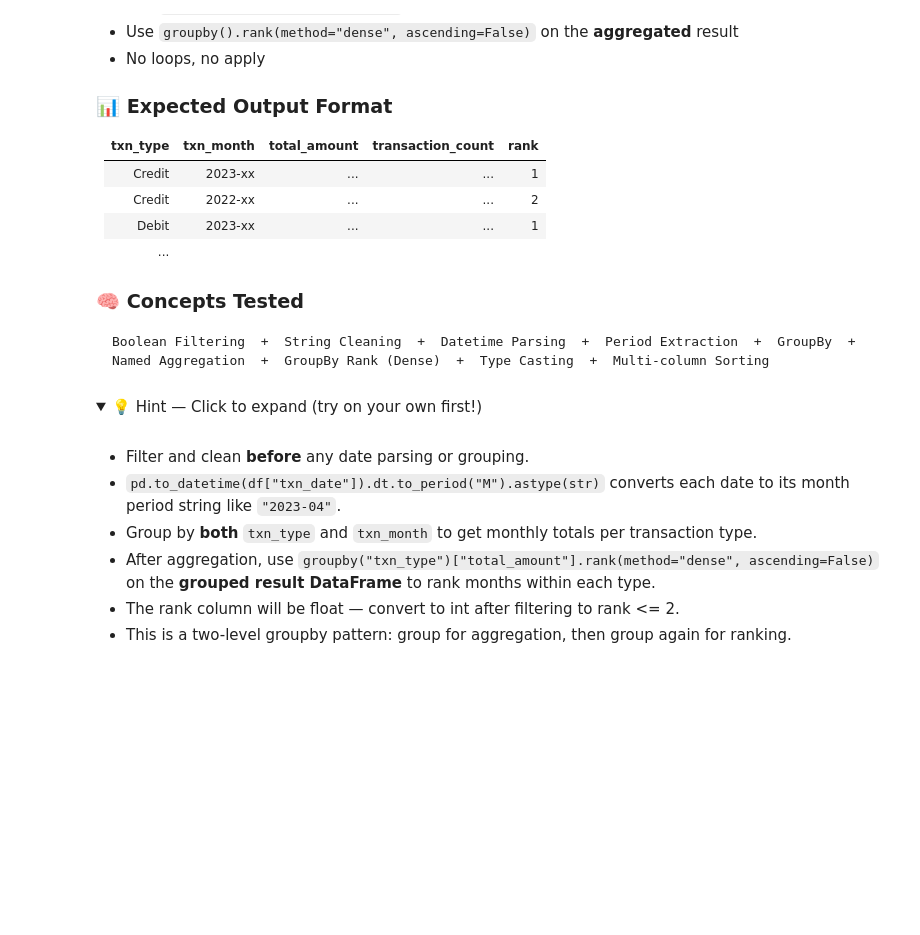
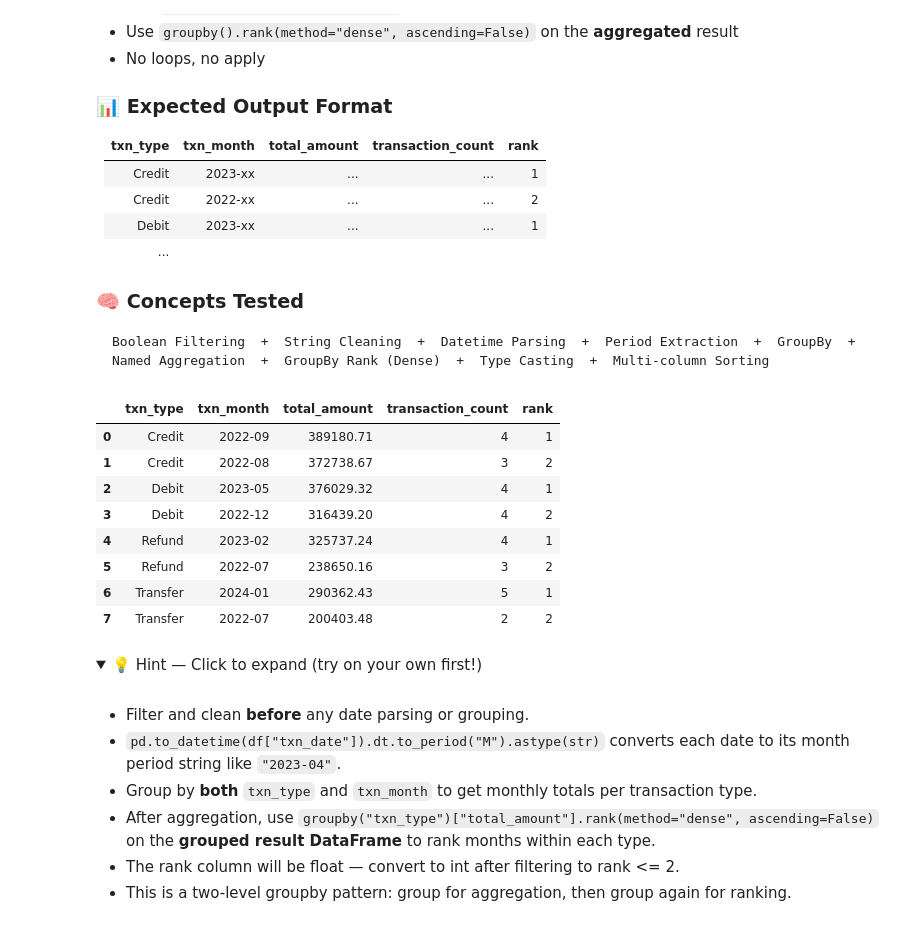
Before and after one commit to abhishekkatewaofficial-lab/Machine-Learning, a Jupyter notebook: Notes/Pandas/4. Practice/Pandas_Practice_Series_Notebook_01.ipynb, the cells around one changed output. Cells and saved outputs as stored; diff of their text form; code cells hidden in the pictures; folded sections open; blank space fills up the shorter version.

````diff
--- a/Notes/Pandas/4. Practice/Pandas_Practice_Series_Notebook_01.ipynb
+++ b/Notes/Pandas/4. Practice/Pandas_Practice_Series_Notebook_01.ipynb
@@ -1987,6 +2171,70 @@ From the `transactions` DataFrame:
 ```
 Boolean Filtering  +  String Cleaning  +  Datetime Parsing  +  Period Extraction  +  GroupBy  +  Named Aggregation  +  GroupBy Rank (Dense)  +  Type Casting  +  Multi-column Sorting
 ```
+# %%
+# Step1: Copy Dataset
+
+transiction = transactions.copy()
+
+# Step2: Keep only successful transactions with known amount
+
+transiction = transiction[
+    (transiction['txn_status'] == 'Success') &
+    (transiction['amount_inr'].notna())
+]
+
+# Step3: Clean category
+
+transiction['category'] = transiction['category'].str.strip().str.title()
+
+# Step4: Convert txn_date and extract month
+
+transiction['txn_date'] = pd.to_datetime(transiction['txn_date'])
+
+transiction['txn_month'] = transiction['txn_date'].dt.to_period('M').astype(str)
+
+# Step5: Monthly summary
+
+transiction = transiction.groupby(
+    ['txn_type', 'txn_month']
+).agg(
+    total_amount=('amount_inr', 'sum'),
+    transaction_count=('txn_id', 'count')
+).round({
+    'total_amount': 2
+})
+
+# Step6: Rank months within each transaction type
+
+transiction['rank'] = transiction.groupby('txn_type')['total_amount'] \
+                       .rank(method='dense', ascending=False)
+
+# Step7: Keep Top 2 months
+
+transiction = transiction[transiction['rank'] <= 2]
+
+# Step8: Convert rank to int
+
+transiction['rank'] = transiction['rank'].astype(int)
+
+# Step9: Sort and reset index
+
+transiction = transiction.sort_values(
+    by=['txn_type', 'rank'],
+    ascending=[True, True]
+).reset_index()
+
+display(transiction)
+# %% [output]
+|  | txn_type | txn_month | total_amount | transaction_count | rank |
+| 0 | Credit | 2022-09 | 389180.71 | 4 | 1 |
+| 1 | Credit | 2022-08 | 372738.67 | 3 | 2 |
+| 2 | Debit | 2023-05 | 376029.32 | 4 | 1 |
+| 3 | Debit | 2022-12 | 316439.20 | 4 | 2 |
+| 4 | Refund | 2023-02 | 325737.24 | 4 | 1 |
+| 5 | Refund | 2022-07 | 238650.16 | 3 | 2 |
+| 6 | Transfer | 2024-01 | 290362.43 | 5 | 1 |
+| 7 | Transfer | 2022-07 | 200403.48 | 2 | 2 |
 # %% [markdown]
 <details>
 <summary>💡 Hint — Click to expand (try on your own first!)</summary>
````
Also changed, not shown: parts of 4 cells of this notebook, 3 other files.
